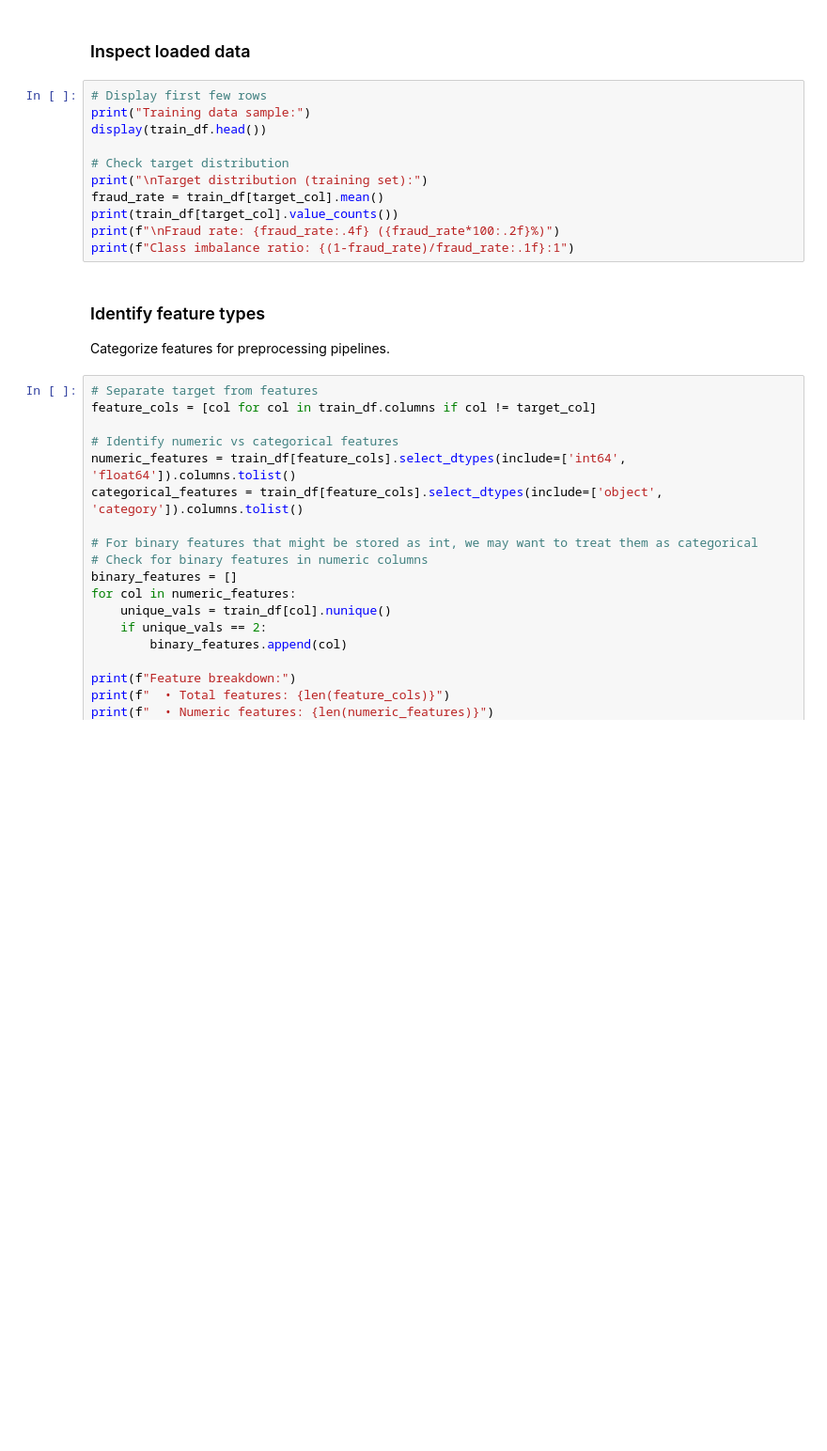
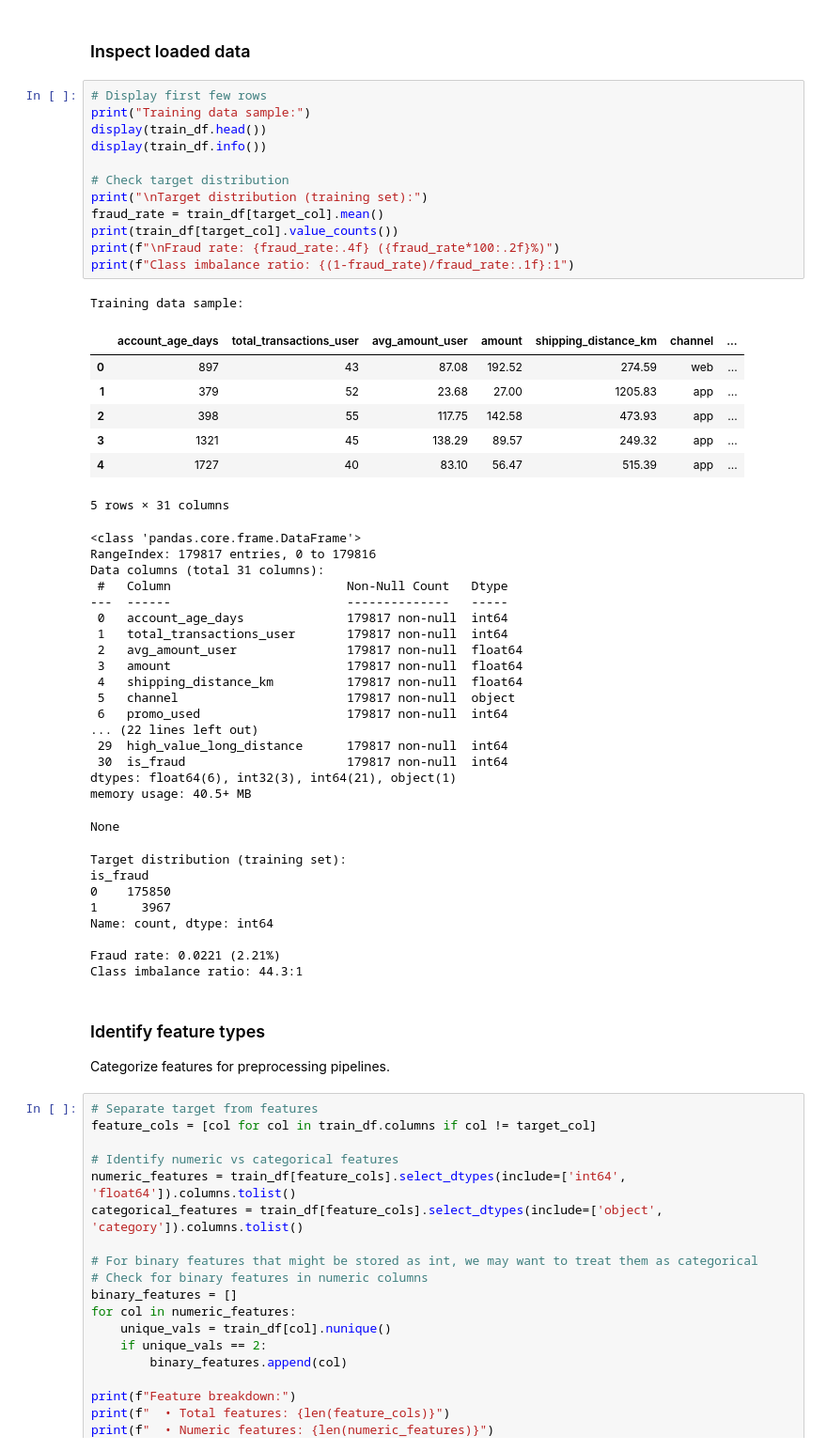
Before and after one commit to frederick-douglas-pearce/e-commerce-fraud-detection, a Jupyter notebook: fraud_detection_modeling.ipynb, the cells around one changed output. Shown at 94% size. Drawn from its saved outputs; the diff is of its cells as text; blank space fills up the shorter version.

```diff
--- a/fraud_detection_modeling.ipynb
+++ b/fraud_detection_modeling.ipynb
@@ -91,14 +102,50 @@ print(f"\nTotal features: {train_df.shape[1] - 1} (excluding target)")
 # %%
 # Display first few rows
 print("Training data sample:")
 display(train_df.head())
+display(train_df.info())
 
 # Check target distribution
 print("\nTarget distribution (training set):")
 fraud_rate = train_df[target_col].mean()
 print(train_df[target_col].value_counts())
 print(f"\nFraud rate: {fraud_rate:.4f} ({fraud_rate*100:.2f}%)")
 print(f"Class imbalance ratio: {(1-fraud_rate)/fraud_rate:.1f}:1")
+# %% [output]
+Training data sample:
+|  | account_age_days | total_transactions_user | avg_amount_user | amount | shipping_distance_km | channel | ... |
+| 0 | 897 | 43 | 87.08 | 192.52 | 274.59 | web | ... |
+| 1 | 379 | 52 | 23.68 | 27.00 | 1205.83 | app | ... |
+| 2 | 398 | 55 | 117.75 | 142.58 | 473.93 | app | ... |
+| 3 | 1321 | 45 | 138.29 | 89.57 | 249.32 | app | ... |
+| 4 | 1727 | 40 | 83.10 | 56.47 | 515.39 | app | ... |
+5 rows × 31 columns
+<class 'pandas.core.frame.DataFrame'>
+RangeIndex: 179817 entries, 0 to 179816
+Data columns (total 31 columns):
+ #   Column                        Non-Null Count   Dtype
+---  ------                        --------------   -----
+ 0   account_age_days              179817 non-null  int64
+ 1   total_transactions_user       179817 non-null  int64
+ 2   avg_amount_user               179817 non-null  float64
+ 3   amount                        179817 non-null  float64
+ 4   shipping_distance_km          179817 non-null  float64
+ 5   channel                       179817 non-null  object
+ 6   promo_used                    179817 non-null  int64
+... (22 lines left out)
+ 29  high_value_long_distance      179817 non-null  int64
+ 30  is_fraud                      179817 non-null  int64
+dtypes: float64(6), int32(3), int64(21), object(1)
+memory usage: 40.5+ MB
+None
+Target distribution (training set):
+is_fraud
+0    175850
+1      3967
+Name: count, dtype: int64
+
+Fraud rate: 0.0221 (2.21%)
+Class imbalance ratio: 44.3:1
 # %% [markdown]
 ### Identify feature types
 Categorize features for preprocessing pipelines.
```
Also changed, not shown: parts of 11 cells of this notebook, 2 other files.
